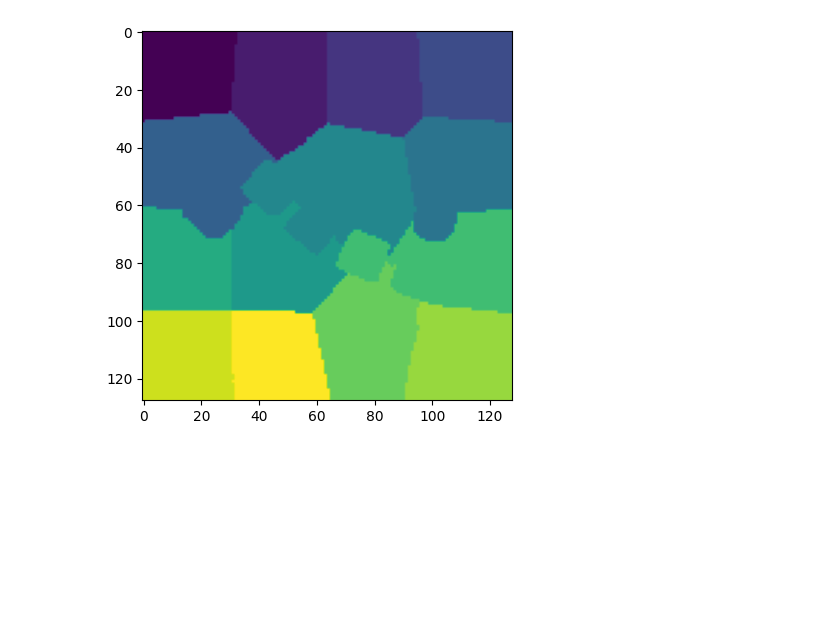
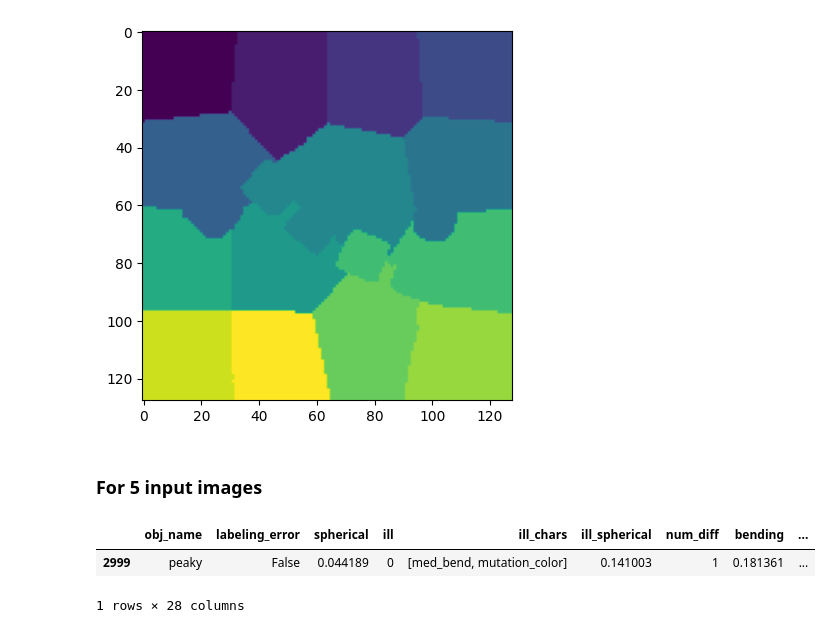
Before and after one commit to davidsjohnson/blockies-xai, a Jupyter notebook: Anchor_XAI.ipynb, the cells around one changed output. Drawn from its saved outputs; the diff is of its cells as text; code cells hidden in the pictures; blank space fills up the shorter version.

```diff
--- a/Anchor_XAI.ipynb
+++ b/Anchor_XAI.ipynb
@@ -306,3 +306,11 @@ A visualization of all the superpixels:
 plt.imshow(explanation.segments);
 # %% [output]
 [figure]
+# %% [markdown]
+### For 5 input images
+# %%
+test_df[test_df['filename'] == 'e44cffcb-de22-43bc-bacc-e5b180afc909.png'].head(1)
+# %% [output]
+|  | obj_name | labeling_error | spherical | ill | ill_chars | ill_spherical | num_diff | bending | ... |
+| 2999 | peaky | False | 0.044189 | 0 | [med_bend, mutation_color] | 0.141003 | 1 | 0.181361 | ... |
+1 rows × 28 columns
```
Also changed, not shown: parts of 1 cell of this notebook.
